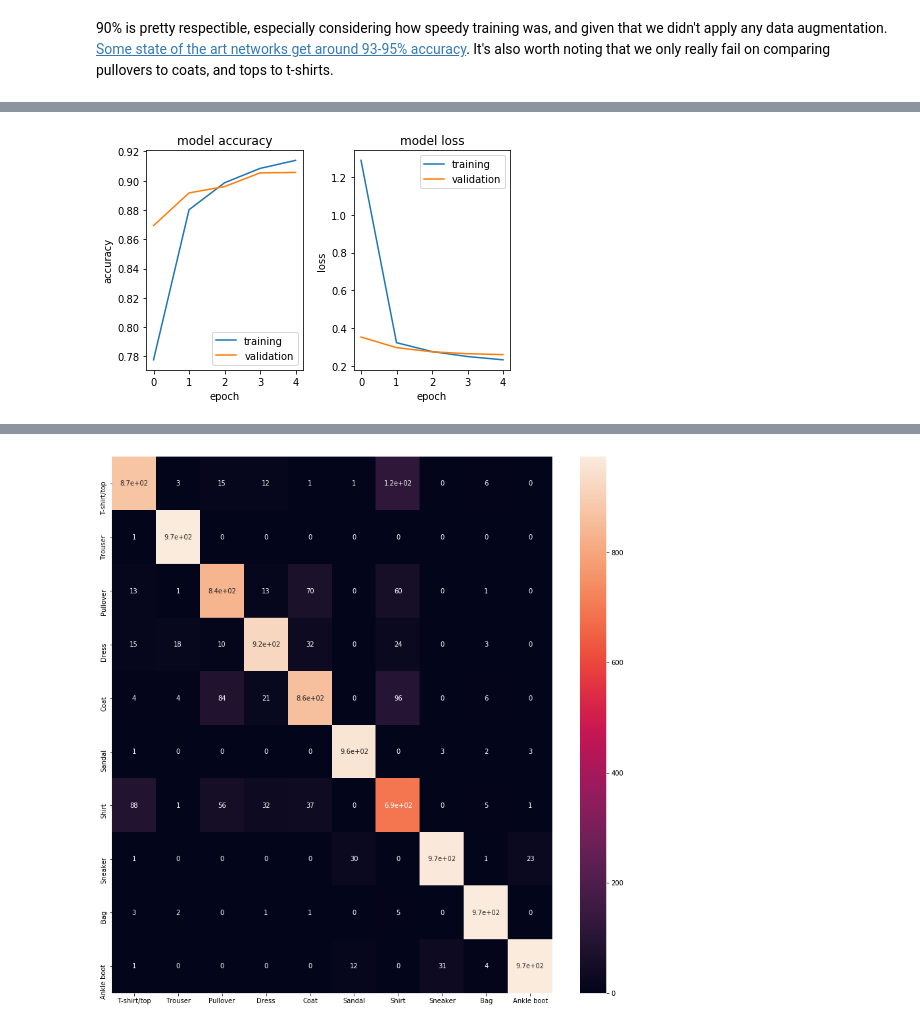
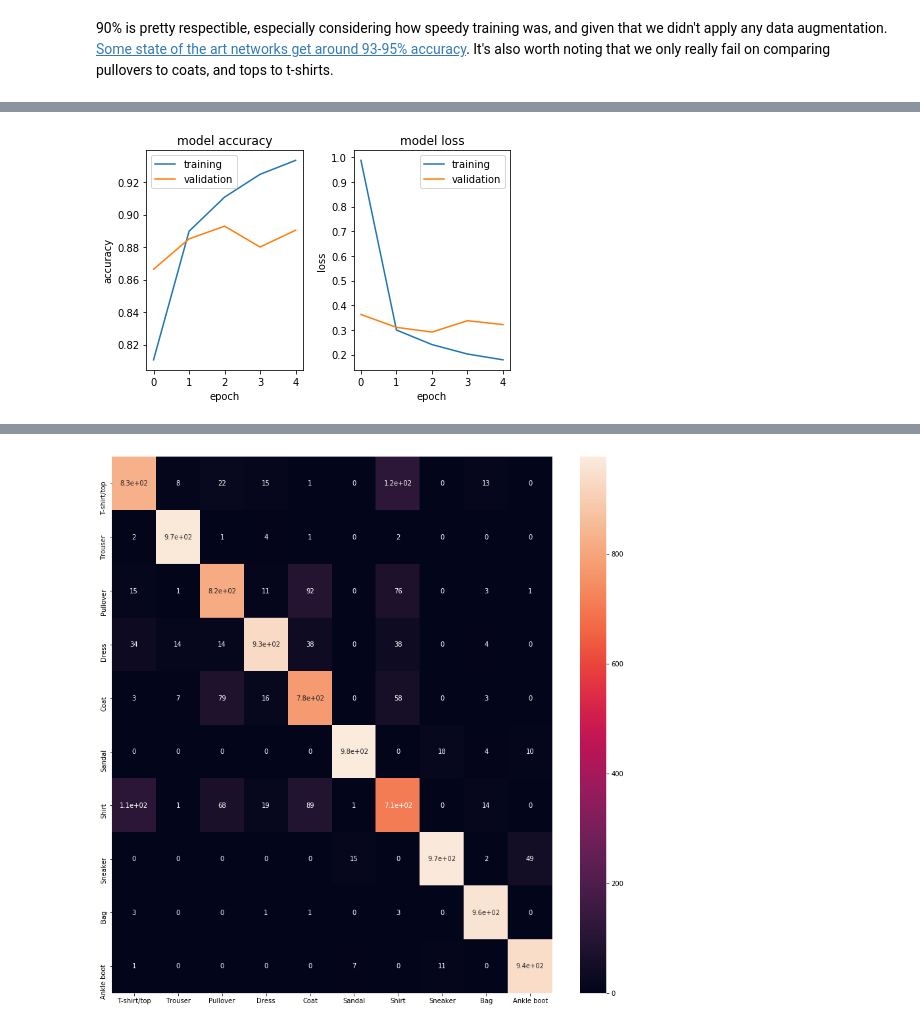
Before and after one commit to Tebs-Lab/intro-to-deep-learning, a Jupyter notebook: 04-convolutional-neural-networks/01-intro-to-convolutional-neural-networks.ipynb, the cells around one changed output, grey strips where cells are left out. Drawn from its saved outputs; the diff is of its cells as text; code cells hidden in the pictures.

```diff
--- a/04-convolutional-neural-networks/01-intro-to-convolutional-neural-networks.ipynb
+++ b/04-convolutional-neural-networks/01-intro-to-convolutional-neural-networks.ipynb
@@ -240,21 +294,11 @@ plt.show()
 # %% [markdown]
 90% is pretty respectible, especially considering how speedy training was, and given that we didn't apply any data augmentation. [Some state of the art networks get around 93-95% accuracy](https://github.com/zalandoresearch/fashion-mnist). It's also worth noting that we only really fail on comparing pullovers to coats, and tops to t-shirts.
 # %%
-# One more try... Just for fun.
+# Lets get rid of pooling and try using striding to do the downsampling instead.
 model = Sequential()
+model.add(Conv2D(32, kernel_size=(5, 5), strides=(2,2), activation='relu', padding='same', input_shape=(28,28,1)))
+model.add(Conv2D(64, kernel_size=(3, 3), strides=(2,2), activation='relu', padding='same'))
 
-# Note, fewer filters and a bigger kernel, plus a pooling layer
-model.add(Conv2D(32, kernel_size=(5, 5), activation='relu', padding='same', input_shape=(28,28,1)))
-model.add(MaxPooling2D(pool_size=(2, 2)))
-
-# Note, more filters and a pooling
-model.add(Conv2D(64, kernel_size=(3, 3), activation='relu', padding='same'))
-model.add(MaxPooling2D(pool_size=(2, 2)))
-
-model.add(Conv2D(64, kernel_size=(3, 3), activation='relu', padding='same'))
-model.add(MaxPooling2D(pool_size=(2, 2)))
-
-# 2 dense layers with dropout before the final.
 model.add(Flatten())
 model.add(Dense(256, activation='relu'))
 model.add(Dropout(rate=0.2))
@@ -279 +323 @@ Epoch 5/5
-[figure, old version]
+[figure, new version]
@@ -287,4 +331,4 @@ plt.figure(figsize = (15, 15))
 sn.heatmap(cm, annot=True, xticklabels=name_labels, yticklabels=name_labels)
 plt.show()
 # %% [output]
-[figure, old version]
+[figure, new version]
```
Also changed, not shown: parts of 14 cells of this notebook, 3 other files.
